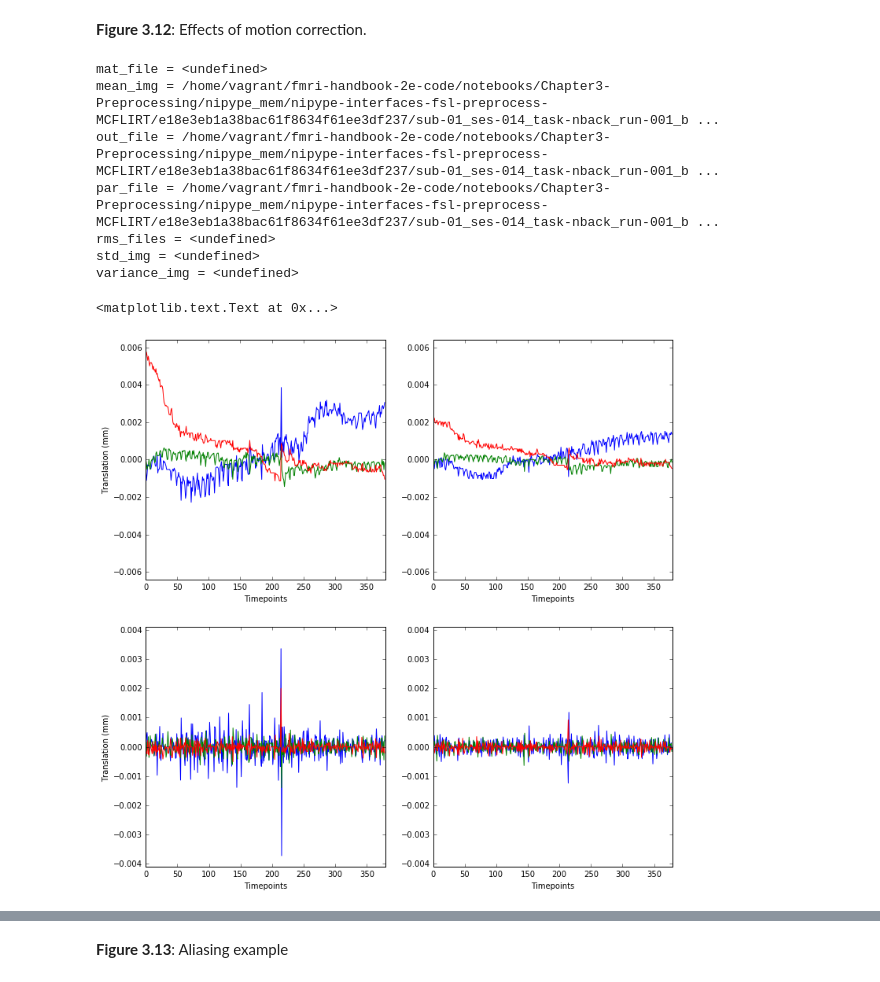
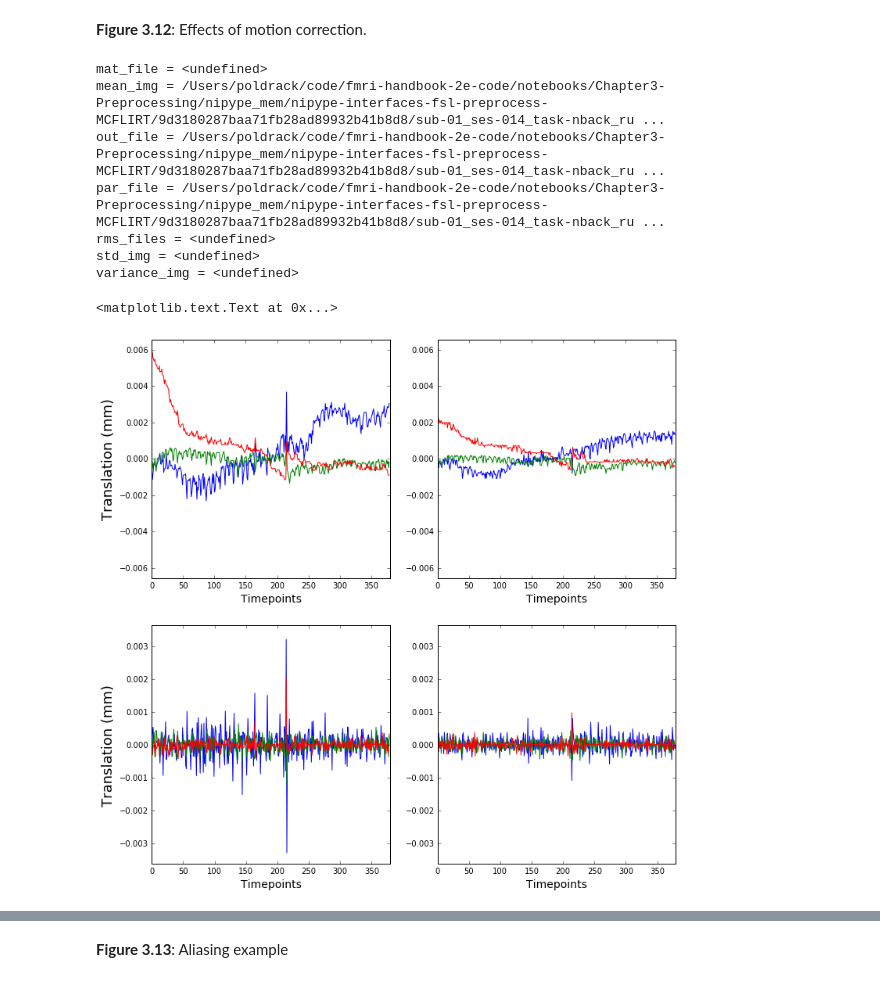
Before and after one commit to poldrack/fmri-handbook-2e-code, a Jupyter notebook: notebooks/Chapter3-Preprocessing/Chapter3-Preprocessing.ipynb, the cells around one changed output, grey strips where cells are left out. Saved outputs shown, nothing was run; the diff lists cells and outputs as text; code cells hidden in the pictures.

```diff
--- a/notebooks/Chapter3-Preprocessing/Chapter3-Preprocessing.ipynb
+++ b/notebooks/Chapter3-Preprocessing/Chapter3-Preprocessing.ipynb
@@ -50,10 +50,10 @@ __Figure 3.4__: Example of ICA component map and timecourse
 # %%
 # use image from melodic since it looks better than the nilearn stats maps
 import matplotlib
-melodic_mix=numpy.loadtxt(os.path.join(config.data['func_ica'],'melodic_mix'))
+melodic_mix=numpy.loadtxt(os.path.join(config.data['ds031']['func_ica'],'melodic_mix'))
 fig=plt.figure(figsize=(12,12))
 ax1 = plt.subplot2grid((4,1), (0,0),rowspan=3)
-component_img=matplotlib.image.imread(os.path.join(config.data['func_ica'],'report/IC_11_thresh.png'))
+component_img=matplotlib.image.imread(os.path.join(config.data['ds031']['func_ica'],'report/IC_11_thresh.png'))
 cropped_img=numpy.squeeze(component_img[1175:1750,:750,:])
 print(cropped_img.shape)
 print(component_img.shape)
@@ -177,48 +162,48 @@ __Figure 3.12__: Effects of motion correction.
 # %%
 # First need to rerun motion correction on the already-corrected data
 mcflirt_rerun = mem.cache(fsl.MCFLIRT)
-mcflirt_results = mcflirt_rerun(in_file=config.data['func_mcf'],
+mcflirt_results = mcflirt_rerun(in_file=config.data['ds031']['func_mcf'],
                           save_plots=True,
                           mean_vol=True)
 print(mcflirt_results.outputs)
-motion_params_orig=numpy.loadtxt(config.data['motionpar'])
+motion_params_orig=numpy.loadtxt(config.data['ds031']['motionpar'])
 motion_params_rerun=numpy.loadtxt(mcflirt_results.outputs.par_file)
 disp_orig=motion_params_orig[1:,:3]-motion_params_orig[:-1,:3]
 disp_rerun=motion_params_rerun[1:,:3]-motion_params_rerun[:-1,:3]
 
 plt.figure(figsize=(12,12))
 plt.subplot(2,2,1)
 plt.plot(motion_params_orig[:,:3])
 maxabsmot=numpy.max(numpy.abs(motion_params_orig[:,:3]))
 plt.axis([0,motion_params_orig.shape[0],-1.1*maxabsmot,1.1*maxabsmot])
-plt.xlabel('Timepoints')
-plt.ylabel('Translation (mm)')
+plt.xlabel('Timepoints',fontsize=14)
+plt.ylabel('Translation (mm)',fontsize=18)
 
 plt.subplot(2,2,2)
 plt.plot(motion_params_rerun[:,:3])
 plt.axis([0,motion_params_rerun.shape[0],-1.1*maxabsmot,1.1*maxabsmot])
-plt.xlabel('Timepoints')
+plt.xlabel('Timepoints',fontsize=14)
 
 plt.subplot(2,2,3)
 maxabsdisp=numpy.max(numpy.abs(disp_orig[:,:3]))
 plt.plot(disp_orig[:,:3])
 plt.axis([0,disp_orig.shape[0],-1.1*maxabsdisp,1.1*maxabsdisp])
-plt.xlabel('Timepoints')
-plt.ylabel('Translation (mm)')
+plt.xlabel('Timepoints',fontsize=14)
+plt.ylabel('Translation (mm)',fontsize=18)
 
 plt.subplot(2,2,4)
 plt.plot(disp_rerun[:,:3])
 plt.axis([0,disp_rerun.shape[0],-1.1*maxabsdisp,1.1*maxabsdisp])
-plt.xlabel('Timepoints')
+plt.xlabel('Timepoints',fontsize=14)
 # %% [output]
 mat_file = <undefined>
-mean_img = /home/vagrant/fmri-handbook-2e-code/notebooks/Chapter3-Preprocessing/nipype_mem/nipype-interfaces-fsl-preprocess-MCFLIRT/e18e3eb1a38bac61f8634f61ee3df237/sub-01_ses-014_task-nback_run-001_b ...
-out_file = /home/vagrant/fmri-handbook-2e-code/notebooks/Chapter3-Preprocessing/nipype_mem/nipype-interfaces-fsl-preprocess-MCFLIRT/e18e3eb1a38bac61f8634f61ee3df237/sub-01_ses-014_task-nback_run-001_b ...
-par_file = /home/vagrant/fmri-handbook-2e-code/notebooks/Chapter3-Preprocessing/nipype_mem/nipype-interfaces-fsl-preprocess-MCFLIRT/e18e3eb1a38bac61f8634f61ee3df237/sub-01_ses-014_task-nback_run-001_b ...
+mean_img = /Users/poldrack/code/fmri-handbook-2e-code/notebooks/Chapter3-Preprocessing/nipype_mem/nipype-interfaces-fsl-preprocess-MCFLIRT/9d3180287baa71fb28ad89932b41b8d8/sub-01_ses-014_task-nback_ru ...
+out_file = /Users/poldrack/code/fmri-handbook-2e-code/notebooks/Chapter3-Preprocessing/nipype_mem/nipype-interfaces-fsl-preprocess-MCFLIRT/9d3180287baa71fb28ad89932b41b8d8/sub-01_ses-014_task-nback_ru ...
+par_file = /Users/poldrack/code/fmri-handbook-2e-code/notebooks/Chapter3-Preprocessing/nipype_mem/nipype-interfaces-fsl-preprocess-MCFLIRT/9d3180287baa71fb28ad89932b41b8d8/sub-01_ses-014_task-nback_ru ...
 rms_files = <undefined>
 std_img = <undefined>
 variance_img = <undefined>
 <matplotlib.text.Text at 0x...>
-[figure, old version]
+[figure, new version]
 # %%
 mo = mem.cache(fsl.MotionOutliers)
```
Also changed, not shown: parts of 11 cells of this notebook, 1 other file.
